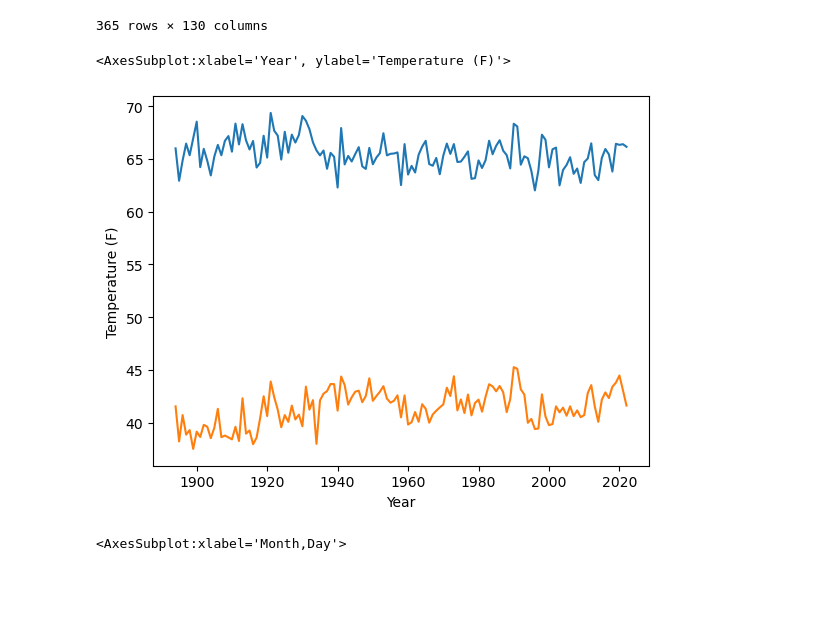
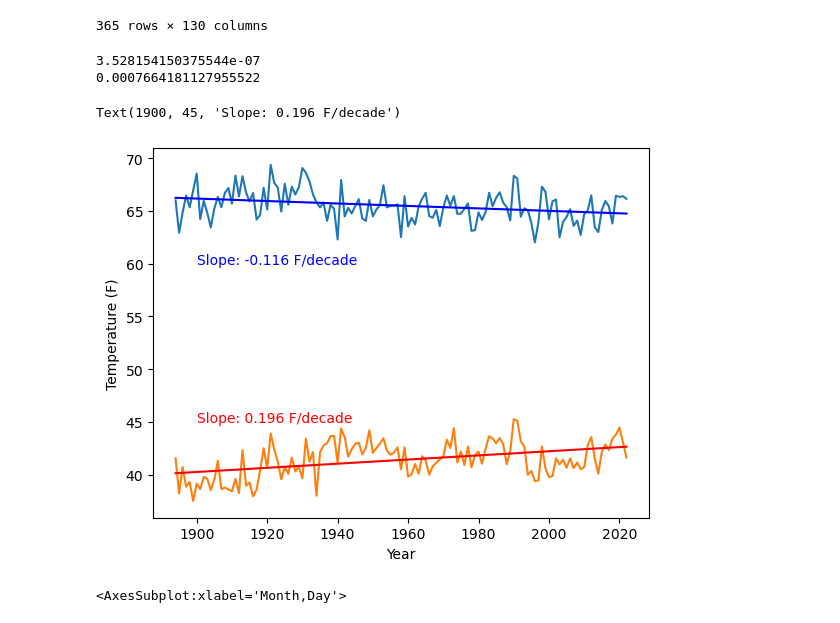
Before and after one commit to TobGerken/ISAT300, a Jupyter notebook: SemesterProject/DataPreparation.ipynb, the cells around one changed output. Saved outputs shown, nothing was run; the diff lists cells and outputs as text; code cells hidden in the pictures; blank space fills up the shorter version.

```diff
--- a/SemesterProject/DataPreparation.ipynb
+++ b/SemesterProject/DataPreparation.ipynb
@@ -114,11 +95,28 @@ df_min=df_min.sort_values(['Month', 'Day'])
 df_max.to_csv('./DaleEnterprise_TMAX_20221023_ByDay.csv')
 df_min.to_csv('./DaleEnterprise_TMIN_20221023_ByDay.csv')
 # %%
+from scipy.stats import linregress
+
+x = np.array(df_min.columns[1:])
+yMin = df_min.mean().iloc[1::]
+yMax = df_max.mean().iloc[1::]
+
+slopeMin, interceptMin, r_value, p_valueMin, std_err = linregress(x, yMin)
+slopeMax, interceptMax, r_value, p_valueMax, std_err = linregress(x, yMax)
+print(p_valueMin)
+print(p_valueMax)
+
 df_max.mean().iloc[1::].plot()
 df_min.mean().iloc[1::].plot(ylabel = 'Temperature (F)')
+plt.plot(x, interceptMin + slopeMin*x, 'r')
+plt.plot(x, interceptMax + slopeMax*x, 'b')
+plt.text(1900, 60, 'Slope: {} F/decade'.format((slopeMax*10).round(3)), color = 'b')
+plt.text(1900, 45, 'Slope: {} F/decade'.format((slopeMin*10).round(3)), color = 'r')
 # %% [output]
-<AxesSubplot:xlabel='Year', ylabel='Temperature (F)'>
+3.528154150375544e-07
+0.0007664181127955522
+Text(1900, 45, 'Slope: 0.196 F/decade')
-[figure, old version]
+[figure, new version]
 # %%
 ax1 = df_max.loc[[(10)]][range(1900,1930)].plot(color='grey',legend=None)
 df_max.loc[[(10)]][range(1990,2020)].plot(color='lightgrey',legend=None, ax = ax1)
```
Also changed, not shown: parts of 10 cells of this notebook.
